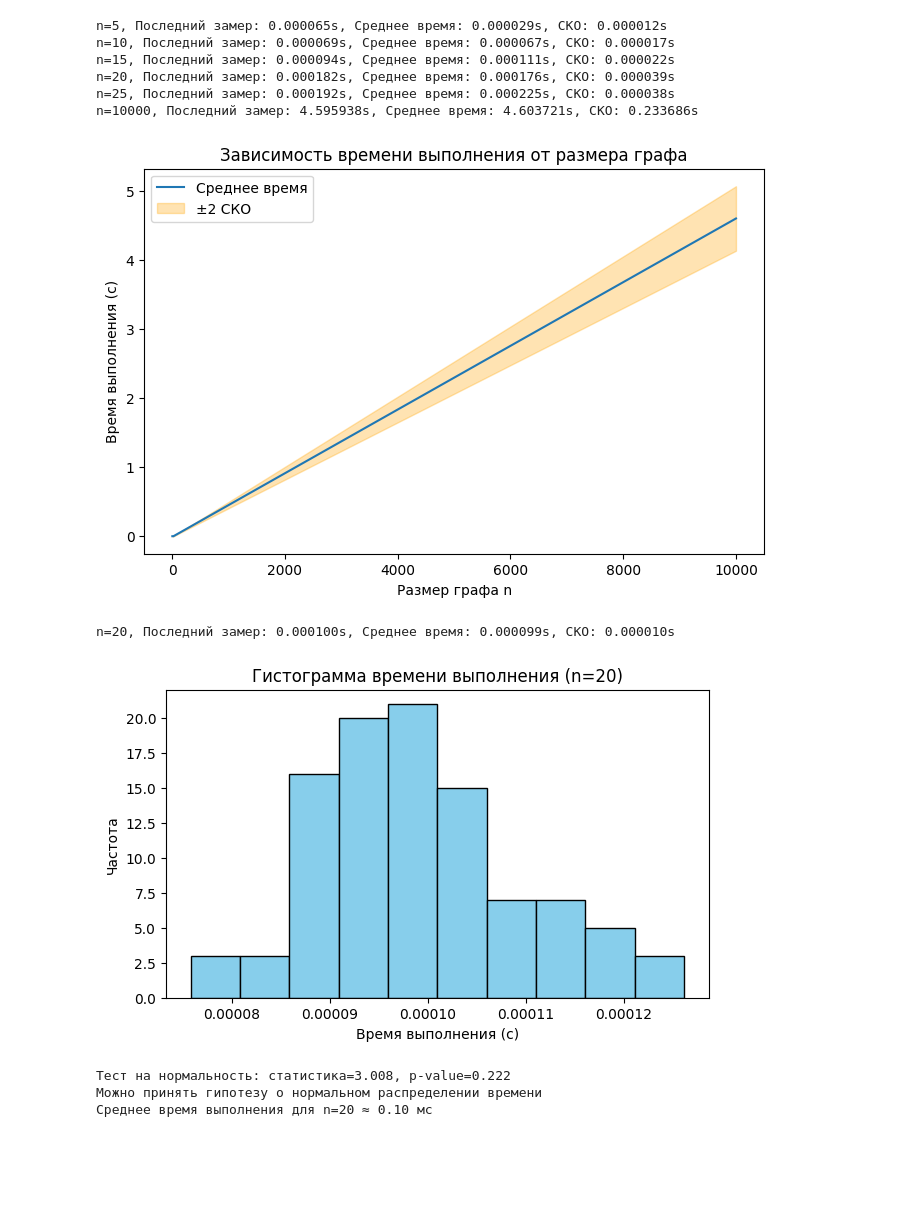
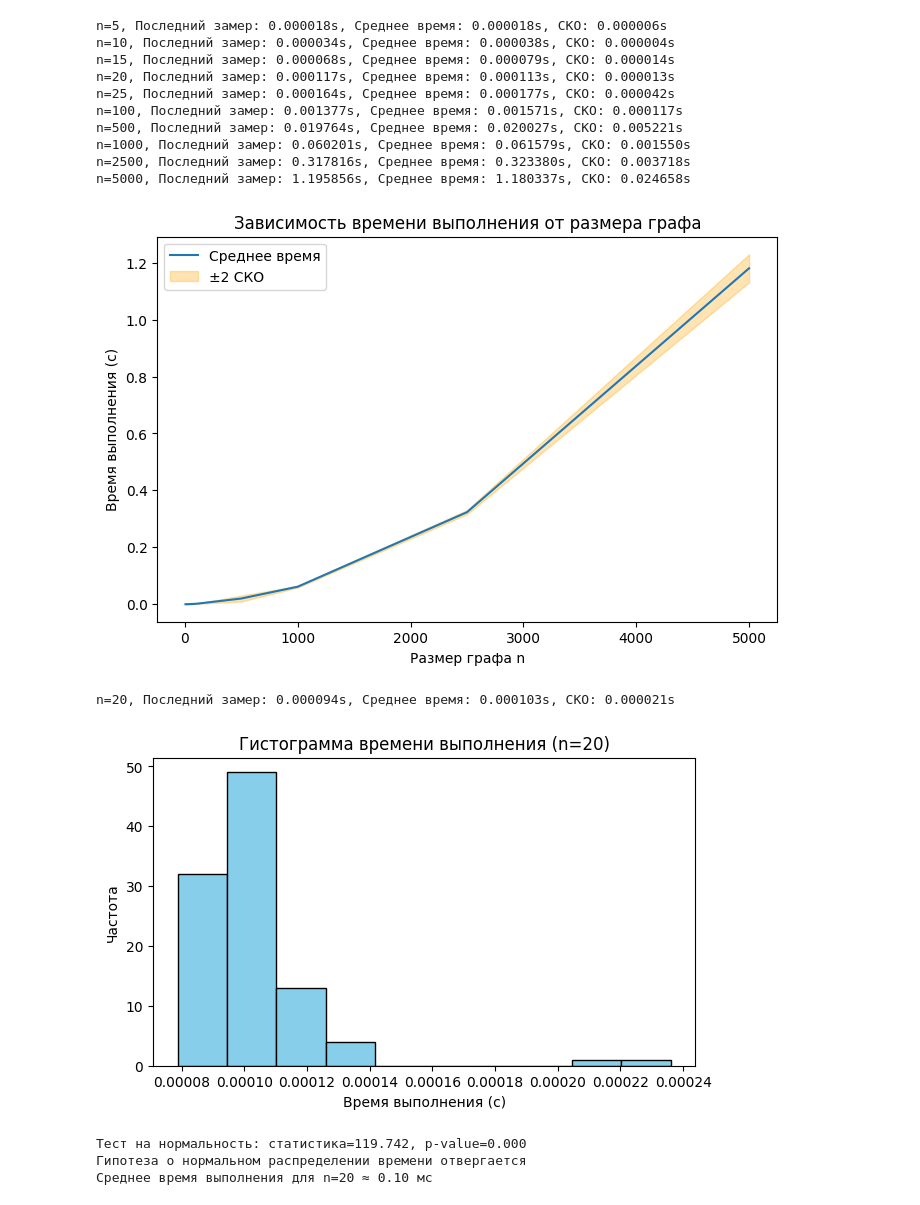
Before and after one commit to youiji/algo-lab, a Jupyter notebook: hometasks/concurent_aplacement.ipynb, the cells around one changed output. Cells and saved outputs as stored; diff of their text form; code cells hidden in the pictures; blank space fills up the shorter version.

```diff
--- a/hometasks/concurent_aplacement.ipynb
+++ b/hometasks/concurent_aplacement.ipynb
@@ -84,7 +84,7 @@ def measure_times(n_trials, n):
     print(f"n={n}, Последний замер: {last_time:.6f}s, Среднее время: {mean_time:.6f}s, СКО: {std_time:.6f}s")
     return times, mean_time, std_time
 
-sizes = [5, 10, 15, 20, 25, 10000]
+sizes = [5, 10, 15, 20, 25, 100, 500, 1000, 2500, 5000]
 mean_times = []
 std_times = []
 
@@ -95,42 +95,46 @@ for n in sizes:
 
 plt.figure(figsize=(8,5))
 mean_times = np.array(mean_times)
 std_times = np.array(std_times)
 plt.plot(sizes, mean_times, label='Среднее время')
 plt.fill_between(sizes, mean_times-2*std_times, mean_times+2*std_times, color='orange', alpha=0.3, label='±2 СКО')
 plt.xlabel('Размер графа n')
 plt.ylabel('Время выполнения (с)')
 plt.title('Зависимость времени выполнения от размера графа')
 plt.legend()
 plt.show()
 
 times, mean_t, std_t = measure_times(n_trials=100, n=20)
 plt.figure(figsize=(7,4))
 plt.hist(times, bins=10, color='skyblue', edgecolor='black')
 plt.xlabel('Время выполнения (с)')
 plt.ylabel('Частота')
 plt.title('Гистограмма времени выполнения (n=20)')
 plt.show()
 
 stat, p_value = normaltest(times)
 print(f"Тест на нормальность: статистика={stat:.3f}, p-value={p_value:.3f}")
 if p_value > 0.05:
     print("Можно принять гипотезу о нормальном распределении времени")
 else:
     print("Гипотеза о нормальном распределении времени отвергается")
 
 avg_time_ms = mean_t * 1000
 print(f"Среднее время выполнения для n=20 ≈ {avg_time_ms:.2f} мс")
 # %% [output]
-n=5, Последний замер: 0.000065s, Среднее время: 0.000029s, СКО: 0.000012s
-n=10, Последний замер: 0.000069s, Среднее время: 0.000067s, СКО: 0.000017s
-n=15, Последний замер: 0.000094s, Среднее время: 0.000111s, СКО: 0.000022s
-n=20, Последний замер: 0.000182s, Среднее время: 0.000176s, СКО: 0.000039s
-n=25, Последний замер: 0.000192s, Среднее время: 0.000225s, СКО: 0.000038s
-n=10000, Последний замер: 4.595938s, Среднее время: 4.603721s, СКО: 0.233686s
+n=5, Последний замер: 0.000018s, Среднее время: 0.000018s, СКО: 0.000006s
+n=10, Последний замер: 0.000034s, Среднее время: 0.000038s, СКО: 0.000004s
+n=15, Последний замер: 0.000068s, Среднее время: 0.000079s, СКО: 0.000014s
+n=20, Последний замер: 0.000117s, Среднее время: 0.000113s, СКО: 0.000013s
+n=25, Последний замер: 0.000164s, Среднее время: 0.000177s, СКО: 0.000042s
+n=100, Последний замер: 0.001377s, Среднее время: 0.001571s, СКО: 0.000117s
+n=500, Последний замер: 0.019764s, Среднее время: 0.020027s, СКО: 0.005221s
+n=1000, Последний замер: 0.060201s, Среднее время: 0.061579s, СКО: 0.001550s
+n=2500, Последний замер: 0.317816s, Среднее время: 0.323380s, СКО: 0.003718s
+n=5000, Последний замер: 1.195856s, Среднее время: 1.180337s, СКО: 0.024658s
-[figure, old version]
+[figure, new version]
-n=20, Последний замер: 0.000100s, Среднее время: 0.000099s, СКО: 0.000010s
+n=20, Последний замер: 0.000094s, Среднее время: 0.000103s, СКО: 0.000021s
-[figure, old version]
+[figure, new version]
-Тест на нормальность: статистика=3.008, p-value=0.222
-Можно принять гипотезу о нормальном распределении времени
+Тест на нормальность: статистика=119.742, p-value=0.000
+Гипотеза о нормальном распределении времени отвергается
 Среднее время выполнения для n=20 ≈ 0.10 мс
```
